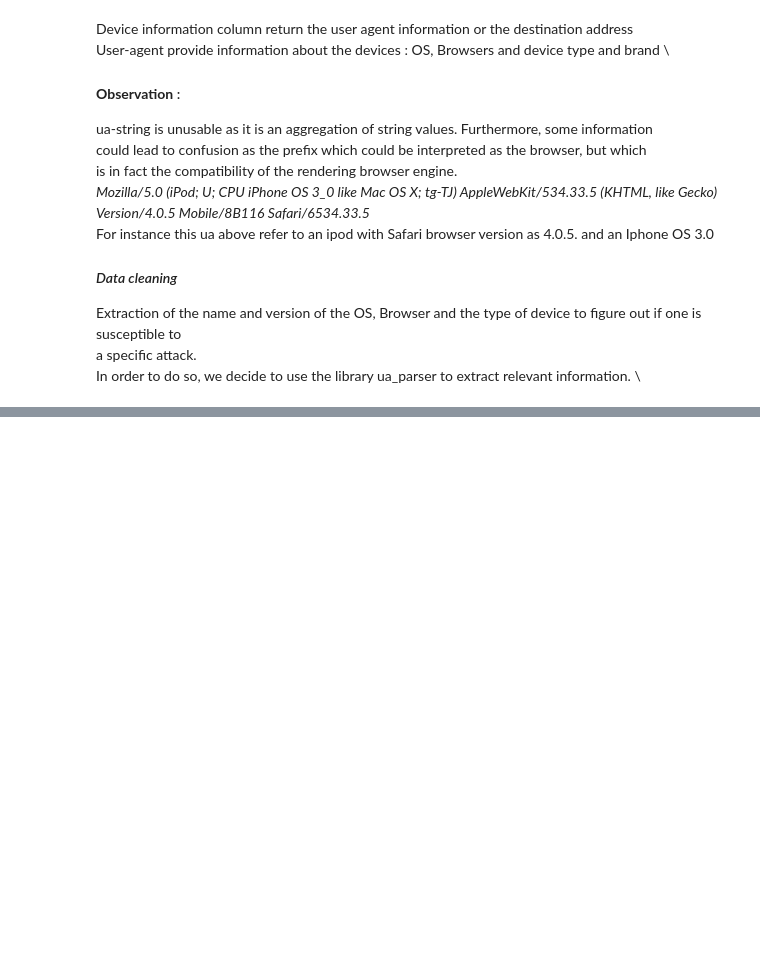
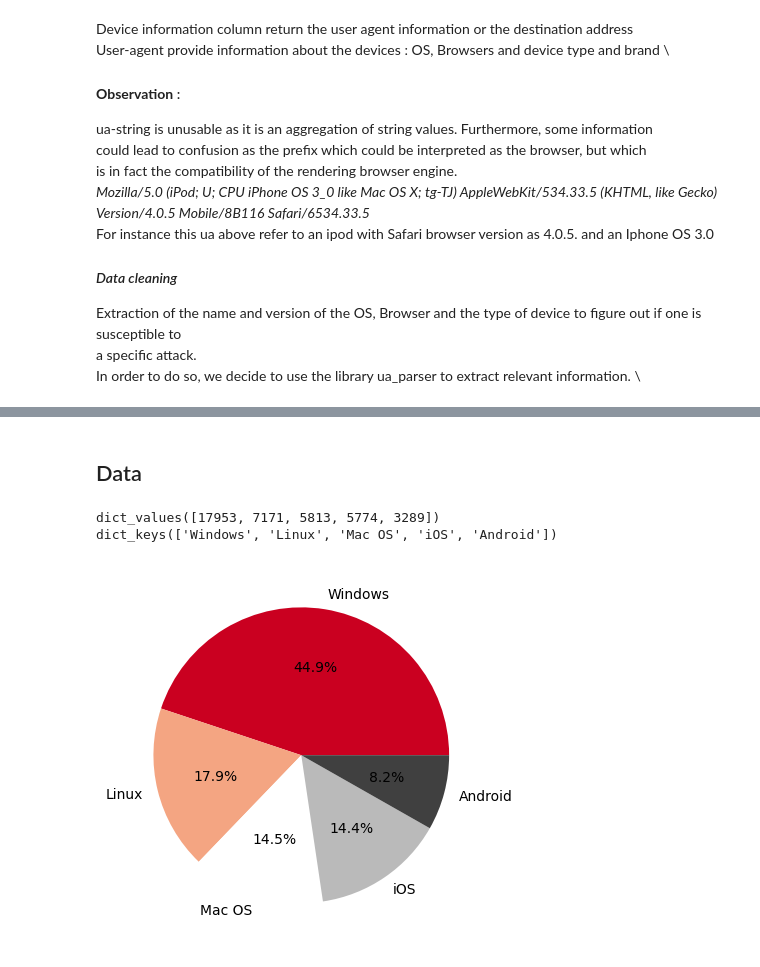
Before and after one commit to victor-coppin/ML_CyberAttack, a Jupyter notebook: CyberAttack_predictor.ipynb, the cells around one changed output, grey strips where cells are left out. Saved outputs shown, nothing was run; the diff lists cells and outputs as text; code cells hidden in the pictures; blank space fills up the shorter version.

Commit message:
Create color palette and plot for os version

```diff
--- a/CyberAttack_predictor.ipynb
+++ b/CyberAttack_predictor.ipynb
@@ -60,7 +60,7 @@ def type_device(row):
     ua = row['Device Information']
     parsed_ua = parse_ua(ua)
     device_type = parsed_ua.device['type']
-    if device_type == None:
+    if device_type is None:
         device_type = "computer"
     return device_type
 
@@ -70,0 +76,6 @@ df['type_device'] = df.apply(type_device, axis=1)
+# %%
+import seaborn as sns
+palette_os = ['#ca0020','#f4a582','#ffffff','#bababa','#404040']
+sns.set_palette(palette_os)
+# %% [markdown]
+## Data
@@ -71,5 +84,4 @@ df['type_device'] = df.apply(type_device, axis=1)
 # %%
-# For visualization only
 df_view = df
 def version_os_name(row):
     ua = row['Device Information']
@@ -87,10 +99,23 @@ def type_device(row):
     ua = row['Device Information']
     parsed_ua = parse_ua(ua)
     device_type = parsed_ua.device['type']
-    if device_type == None:
+    if device_type is None:
         device_type = "computer" # for null value force as 'computer'
     return device_type
 
 df_view['version_os_name'] = df_view.apply(version_os_name, axis=1)
 df_view['version_browser_name'] = df_view.apply(version_browser_name, axis=1)
 df_view['type_device'] = df_view.apply(type_device, axis=1)
+# %%
+dict_os = df_view['version_os_name'].value_counts().to_dict()
+data = dict_os.values()
+labels = dict_os.keys()
+print(data)
+print(labels)
+# %% [output]
+dict_values([17953, 7171, 5813, 5774, 3289])
+dict_keys(['Windows', 'Linux', 'Mac OS', 'iOS', 'Android'])
+# %%
+plot = plt.pie(data, labels=labels, autopct='%1.1f%%',colors =sns.color_palette())
+# %% [output]
+[figure, added]
```
Also changed, not shown: parts of 3 cells of this notebook.
